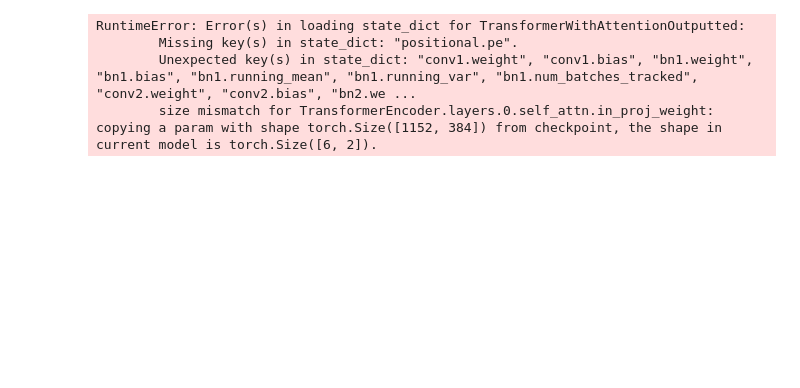
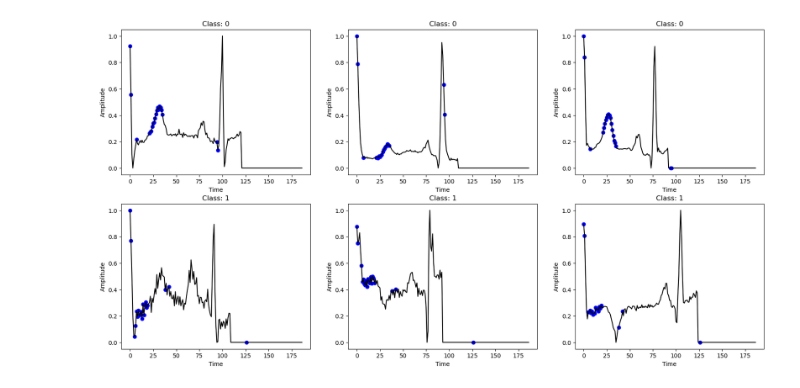
Before and after one commit to lpancorbo/ETHZ-PROJECT-ecg-representation-learning, a Jupyter notebook: Project 2/Part 1/attention_maps_transformer.ipynb, the cells around one changed output. Cells and saved outputs as stored; diff of their text form; code cells hidden in the pictures; blank space fills up the shorter version.

Commit message:
Transformer attention maps and a few plots

```diff
--- a/Project 2/Part 1/attention_maps_transformer.ipynb
+++ b/Project 2/Part 1/attention_maps_transformer.ipynb
@@ -14,7 +14,8 @@ nettype = 'Transformer'
 model.load_state_dict(torch.load(os.path.join('Model_Parameters', f'{name}_best_parameters.pth')))
 device = "cuda" if torch.cuda.is_available() else "cpu"
 dataset_test = CustomTimeSeriesDataset('ptbdb_test.csv', NetType=nettype)
-test_loader = DataLoader(dataset_test, batch_size=8, shuffle=False)
+#make batch size the size of the test dataset
+test_loader = DataLoader(dataset_test, batch_size=len(dataset_test), shuffle=False)
 
 #Evaluate model
 model.to(device)
@@ -25,10 +26,4 @@ with torch.no_grad():
         labels = labels.to(device)
 
         # Forward pass and prepare for plot
-        outputs, attention_weights = model(inputs).detach().cpu().numpy()
-        labels=labels.detach().cpu().numpy()
+        outputs, attention_weights = model(inputs)
-# %% [output]
-RuntimeError: Error(s) in loading state_dict for TransformerWithAttentionOutputted:
-        Missing key(s) in state_dict: "positional.pe".
-        Unexpected key(s) in state_dict: "conv1.weight", "conv1.bias", "bn1.weight", "bn1.bias", "bn1.running_mean", "bn1.running_var", "bn1.num_batches_tracked", "conv2.weight", "conv2.bias", "bn2.we ...
-        size mismatch for TransformerEncoder.layers.0.self_attn.in_proj_weight: copying a param with shape torch.Size([1152, 384]) from checkpoint, the shape in current model is torch.Size([6, 2]).
@@ -34,0 +32,53 @@ RuntimeError: Error(s) in loading state_dict for TransformerWithAttentionOutputt
+# %%
+import numpy as np
+import matplotlib.pyplot as plt
+
+#2910x187x187
+initial_weights_np =attention_weights["layer_1"].cpu().numpy()
+
+#2910x187
+average_attention_np = np.mean(initial_weights_np, axis=1)
+average_attention_np = average_attention_np / np.max(average_attention_np, axis=1)[:, np.newaxis]
+
+#2910x187
+inputs_np = inputs.squeeze(1).cpu().numpy()
+
+#2910x187
+labels_np = labels.cpu().numpy()
+
+#select 8 random samples, 4 from each class
+
+normal_indices = np.where(labels_np == 0)[0]
+abnormal_indices = np.where(labels_np == 1)[0]
+normal_indices = np.random.choice(normal_indices, 4, replace=False)
+abnormal_indices = np.random.choice(abnormal_indices, 4, replace=False)
+
+#plot a few time series from both classes, use the average attention to color the points
+ii = 2
+jj = 3
+fig, axs = plt.subplots(ii,jj, figsize=(20, 10))
+
+#find top 20 points with higher attention in each time series
+for series in average_attention_np[normal_indices]:
+    top_indices_normal = np.argsort(series)[-20:]
+
+for series in average_attention_np[abnormal_indices]:
+    top_indices_abnormal = np.argsort(series)[-20:]
+
+for i in range(ii):
+    for j in range(jj):
+        if i == 0:
+            axs[i, j].plot(inputs_np[normal_indices[j]], color='black')
+            axs[i, j].scatter(top_indices_normal, inputs_np[normal_indices[j]][top_indices_normal], color='blue')
+            axs[i, j].set_title(f"Class: {0}")
+            axs[i, j].set_xlabel("Time")
+            axs[i, j].set_ylabel("Amplitude")
+
+        else:
+            axs[i, j].plot(inputs_np[abnormal_indices[j]], color='black')
+            axs[i, j].scatter(top_indices_abnormal, inputs_np[abnormal_indices[j]][top_indices_abnormal], color='blue')
+            axs[i, j].set_title(f"Class: {1}")
+            axs[i, j].set_xlabel("Time")
+            axs[i, j].set_ylabel("Amplitude")
+# %% [output]
+[figure, added]
```
Also changed, not shown: parts of 2 cells of this notebook, 8 other files.
